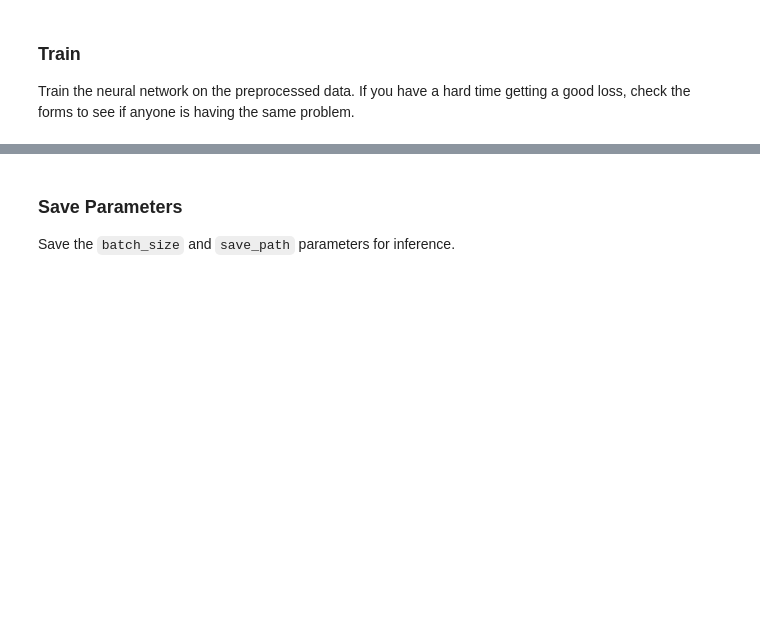
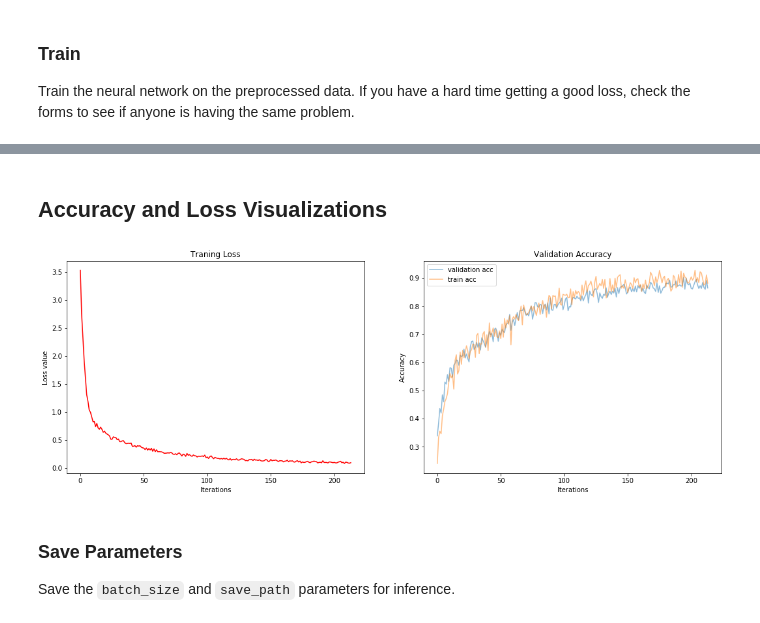
Before and after one commit to prraoo/udacity-dlnd, a Jupyter notebook: language-translation/dlnd_language_translation.ipynb, the cells around one changed output, grey strips where cells are left out. Cells and saved outputs as stored; diff of their text form; code cells hidden in the pictures; blank space fills up the shorter version.

Commit message:
imporved acc and added graph

```diff
--- a/language-translation/dlnd_language_translation.ipynb
+++ b/language-translation/dlnd_language_translation.ipynb
@@ -449,7 +440,7 @@ def decoding_layer(dec_input, encoder_state,
     # 2. Construct the decoder cell
     def make_dec_cell(rnn_size):
         dec_cell = tf.contrib.rnn.LSTMCell(rnn_size,
-                                           initializer=tf.random_uniform_initializer(-0.1, 0.1, seed=2))
+                                           initializer=tf.random_uniform_initializer(-1, 1, seed=2))
         return dec_cell
 
     dec_cell = tf.contrib.rnn.MultiRNNCell([make_dec_cell(rnn_size) for _ in range(num_layers)])
@@ -551,13 +543,15 @@ Tune the following parameters:
 - Set `keep_probability` to the Dropout keep probability
 - Set `display_step` to state how many steps between each debug output statement
 # %%
+# Model hyper params and training configuration
+
 # Number of Epochs
-epochs = 3
+epochs = 2
 # Batch Size
 batch_size = 128
 # RNN Size
 rnn_size = 128
-# Number of Layers
+# Number of Laffyers
 num_layers = 2
 # Embedding Size
 encoding_embedding_size = 512
@@ -565,5 +559,9 @@ decoding_embedding_size = 512
 # Learning Rate
 learning_rate = 0.01
 # Dropout Keep Probability
-keep_probability = 0.5
+keep_probability = 0.6
 display_step = 10
+
+losses = []
+valid_acc_list = []
+train_acc_list = []
@@ -731,6 +754,10 @@ with tf.Session(graph=train_graph) as sess:
 
                 valid_acc = get_accuracy(valid_targets_batch, batch_valid_logits)
 
+                valid_acc_list.append(valid_acc)
+                train_acc_list.append(train_acc)
+                losses.append(loss)
+
                 print('Epoch {:>3} Batch {:>4}/{} - Train Accuracy: {:>6.4f}, Validation Accuracy: {:>6.4f}, Loss: {:>6.4f}'
                       .format(epoch_i, batch_i, len(source_int_text) // batch_size, train_acc, valid_acc, loss))
 
@@ -758,4 +785,27 @@ Epoch   2 Batch 1070/1077 - Train Accuracy: 0.8938, Validation Accuracy: 0.8931,
 Model Trained and Saved
+# %% [markdown]
+## Accuracy and Loss Visualizations
+# %%
+# Visualize the loss and accuracy
+%matplotlib inline
+
+import matplotlib.pyplot as plt
+
+fig, (ax1, ax2) = plt.subplots(1, 2, figsize=(18, 6))
+ax1.plot(losses, color='red')
+ax1.set_title('Traning Loss')
+ax1.set_xlabel('Iterations')
+ax1.set_ylabel('Loss value')
+
+ax2.plot(valid_acc_list, label='validation acc', alpha=0.5)
+ax2.plot(train_acc_list, label='train acc', alpha=0.5)
+ax2.set_xlabel('Iterations')
+ax2.set_ylabel('Accuracy')
+ax2.set_title('Validation Accuracy')
+plt.legend()
+plt.show()
+# %% [output]
+[figure, added]
 # %% [markdown]
 ### Save Parameters
 Save the `batch_size` and `save_path` parameters for inference.
```
Also changed, not shown: parts of 13 cells of this notebook.
